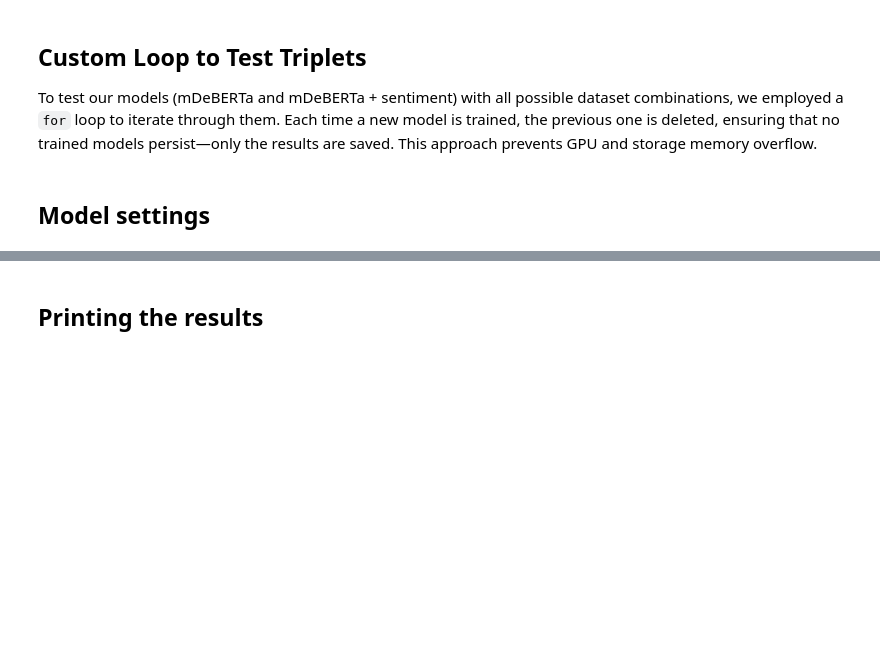
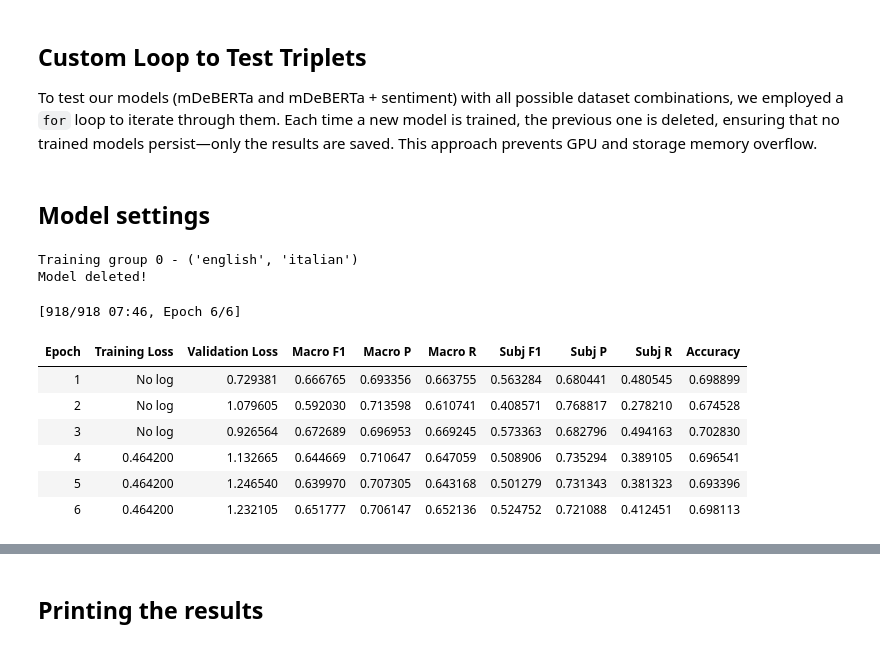
Before and after one commit to MatteoFasulo/clef2025-checkthat, a Jupyter notebook: zero-shot.ipynb, the cells around one changed output, grey strips where cells are left out. Drawn from its saved outputs; the diff is of its cells as text; code cells hidden in the pictures; blank space fills up the shorter version.

```diff
--- a/zero-shot.ipynb
+++ b/zero-shot.ipynb
@@ -793,10 +795,13 @@ for i, group in enumerate(itertools.combinations(detector.languages, 3)):
     language = group_name+'-Sentiment'
 
     model = CustomModel(
+        config=config,
         model_name=model_card,
         num_labels=2,
         sentiment_dim=3
     )
+
+    model.deberta = DebertaV2Model.from_pretrained(model_card, config=config)
 
     # Data augmentation with sentiment value
     zs_train[['positive', 'neutral', 'negative']] = zs_train.progress_apply(lambda x: extract_sentiment(x['sentence']), axis=1, result_type='expand')
@@ -819,30 +824,41 @@ for i, group in enumerate(itertools.combinations(detector.languages, 3)):
         train_dataset = train_data,
         eval_dataset = dev_data,
         data_collator = collator_fn,
         compute_metrics = evaluate_metrics,
         class_weights=class_weights,
     )
 
     # Training
     trainer.train()
 
     best_thr = trainer.compute_best_threshold(dataset=dev_data)
     pred_info = trainer.predict(dataset=test_data, threshold=best_thr)
     predictions, labels = pred_info.predictions, pred_info.label_ids
 
     acc = accuracy_score(labels, predictions)
     m_prec, m_rec, m_f1, m_s = precision_recall_fscore_support(labels, predictions, average="macro",
                                                                 zero_division=0)
     p_prec, p_rec, p_f1, p_s = precision_recall_fscore_support(labels, predictions, labels=[1],
                                                                 zero_division=0)
     stats = {
             'macro_F1': m_f1,
             'macro_P': m_prec,
             'macro_R': m_rec,
             'SUBJ_F1': p_f1[0],
             'SUBJ_P': p_prec[0],
             'SUBJ_R': p_rec[0],
             'accuracy': acc
         }
 
     results[language] = stats
+# %% [output]
+Training group 0 - ('english', 'italian')
+Model deleted!
+[918/918 07:46, Epoch 6/6]
+| Epoch | Training Loss | Validation Loss | Macro F1 | Macro P | Macro R | Subj F1 | Subj P | Subj R | Accuracy |
+| 1 | No log | 0.729381 | 0.666765 | 0.693356 | 0.663755 | 0.563284 | 0.680441 | 0.480545 | 0.698899 |
+| 2 | No log | 1.079605 | 0.592030 | 0.713598 | 0.610741 | 0.408571 | 0.768817 | 0.278210 | 0.674528 |
+| 3 | No log | 0.926564 | 0.672689 | 0.696953 | 0.669245 | 0.573363 | 0.682796 | 0.494163 | 0.702830 |
+| 4 | 0.464200 | 1.132665 | 0.644669 | 0.710647 | 0.647059 | 0.508906 | 0.735294 | 0.389105 | 0.696541 |
+| 5 | 0.464200 | 1.246540 | 0.639970 | 0.707305 | 0.643168 | 0.501279 | 0.731343 | 0.381323 | 0.693396 |
+| 6 | 0.464200 | 1.232105 | 0.651777 | 0.706147 | 0.652136 | 0.524752 | 0.721088 | 0.412451 | 0.698113 |
```
Also changed, not shown: parts of 4 cells of this notebook.
